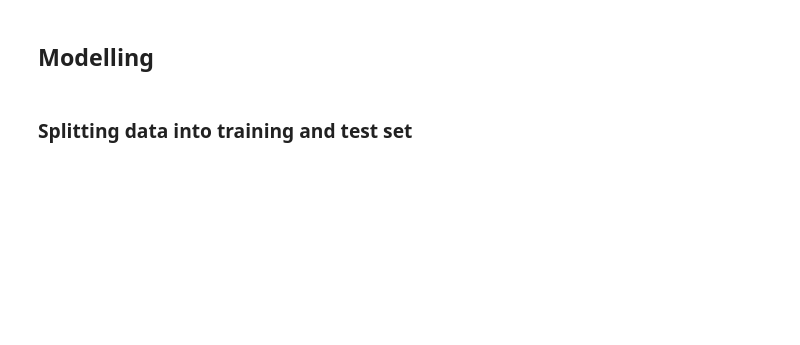
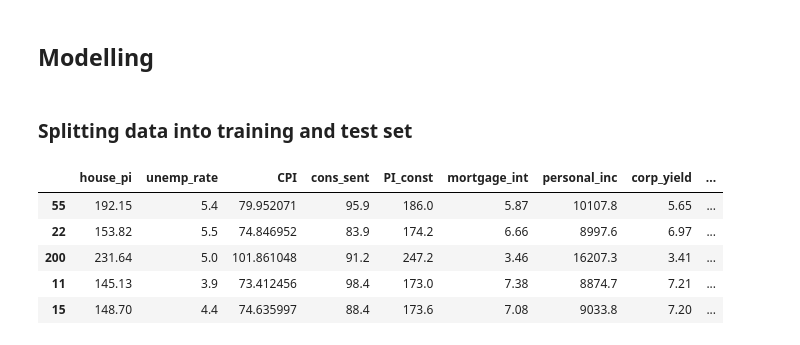
Before and after one commit to AtK42/digital-tools-for-finance-homework, a Jupyter notebook: housing-price-index-us/notebooks/housing-price-index-us.ipynb, the cells around one changed output. Drawn from its saved outputs; the diff is of its cells as text; code cells hidden in the pictures; blank space fills up the shorter version.

Commit message:
make train test split

```diff
--- a/housing-price-index-us/notebooks/housing-price-index-us.ipynb
+++ b/housing-price-index-us/notebooks/housing-price-index-us.ipynb
@@ -140,3 +165,20 @@ plt.show()
 ## Modelling
 # %% [markdown]
 ### Splitting data into training and test set
+# %%
+data_train, data_test = train_test_split(data, train_size = 0.7, random_state = 100)
+
+data_train_dates = data_train['date']
+data_test_dates = data_test['date']
+
+data_train = data_train.iloc[:,1:]
+data_test = data_test.iloc[:,1:]
+
+data_train.head()
+# %% [output]
+|  | house_pi | unemp_rate | CPI | cons_sent | PI_const | mortgage_int | personal_inc | corp_yield | ... |
+| 55 | 192.15 | 5.4 | 79.952071 | 95.9 | 186.0 | 5.87 | 10107.8 | 5.65 | ... |
+| 22 | 153.82 | 5.5 | 74.846952 | 83.9 | 174.2 | 6.66 | 8997.6 | 6.97 | ... |
+| 200 | 231.64 | 5.0 | 101.861048 | 91.2 | 247.2 | 3.46 | 16207.3 | 3.41 | ... |
+| 11 | 145.13 | 3.9 | 73.412456 | 98.4 | 173.0 | 7.38 | 8874.7 | 7.21 | ... |
+| 15 | 148.70 | 4.4 | 74.635997 | 88.4 | 173.6 | 7.08 | 9033.8 | 7.20 | ... |
```
Also changed, not shown: parts of 7 cells of this notebook.
